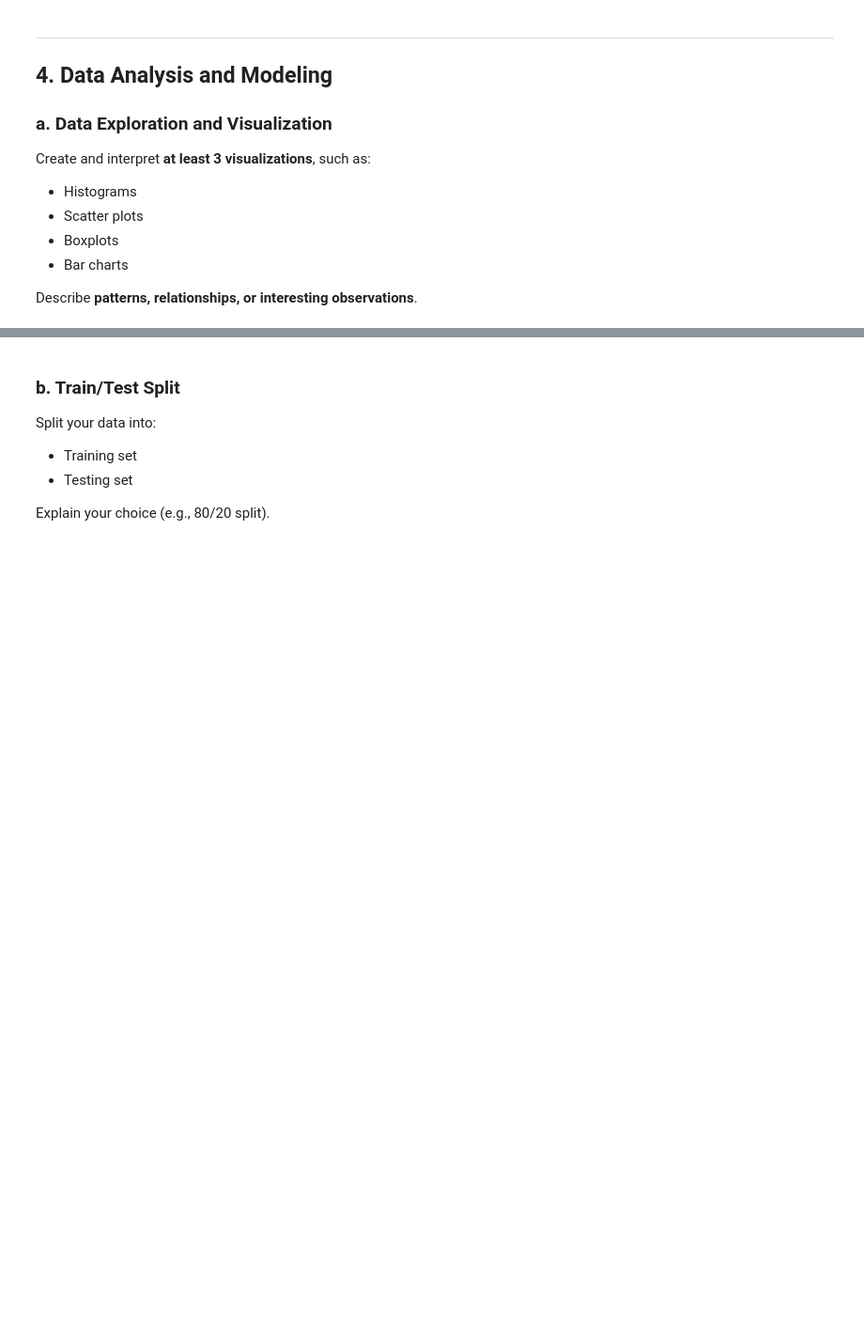
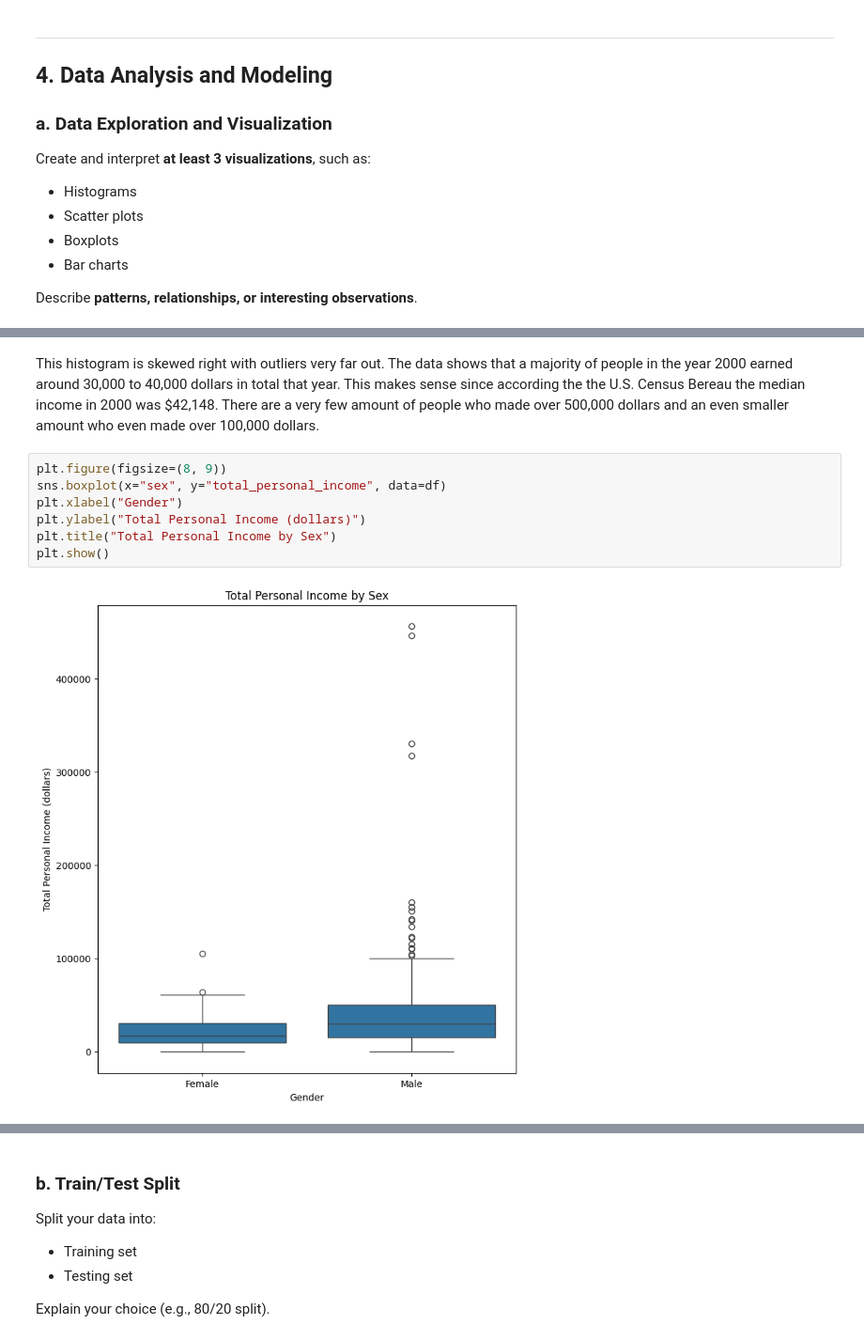
Before and after one commit to Nikolai-N484/Data201_NikolaiN, a Jupyter notebook: Project2/Nikolai_Navarro_Project2_Week11.ipynb, the cells around one changed output, grey strips where cells are left out. Shown at 94% size. Cells and saved outputs as stored; diff of their text form; blank space fills up the shorter version.

```diff
--- a/Project2/Nikolai_Navarro_Project2_Week11.ipynb
+++ b/Project2/Nikolai_Navarro_Project2_Week11.ipynb
@@ -132,0 +153,11 @@ Describe **patterns, relationships, or interesting observations**.
+# %% [markdown]
+This histogram is skewed right with outliers very far out. The data shows that a majority of people in the year 2000 earned around 30,000 to 40,000 dollars in total that year. This makes sense since according the the U.S. Census Bereau the median income in 2000 was $42,148. There are a very few amount of people who made over 500,000 dollars and an even smaller amount who even made over 100,000 dollars.
+# %%
+plt.figure(figsize=(8, 9))
+sns.boxplot(x="sex", y="total_personal_income", data=df)
+plt.xlabel("Gender")
+plt.ylabel("Total Personal Income (dollars)")
+plt.title("Total Personal Income by Sex")
+plt.show()
+# %% [output]
+[figure, added]
```
Also changed, not shown: parts of 11 cells of this notebook.
